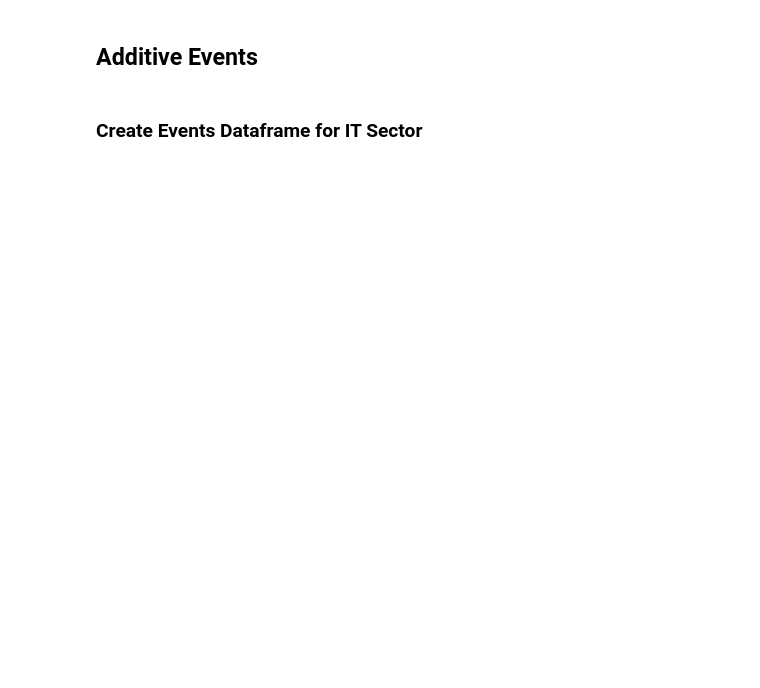
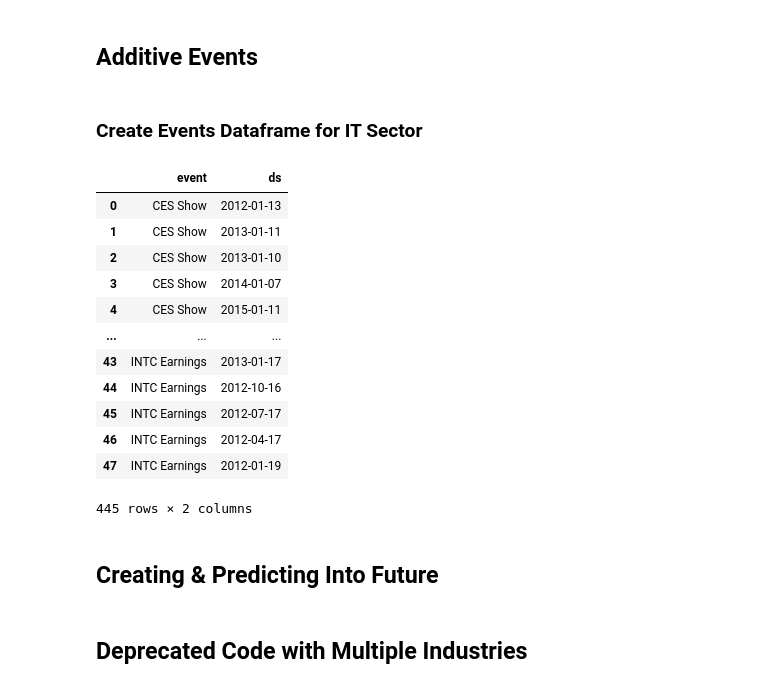
Before and after one commit to sunnydigital/ptsa-f22, a Jupyter notebook: model/model.ipynb, the cells around one changed output. Cells and saved outputs as stored; diff of their text form; code cells hidden in the pictures; blank space fills up the shorter version.

```diff
--- a/model/model.ipynb
+++ b/model/model.ipynb
@@ -74 +76,3 @@ test = pd.read_csv('../data_processing/test_daily.csv', index_col=0).T
+# %%
+earnings_10yr_df = pd.read_csv('../data_processing/earnings_10yr_past_future_df.csv')
 # %% [markdown]
@@ -198,0 +284,31 @@ additive_events = pd.concat(
+# %%
+events_df = pd.concat(
+    (
+        CES_dates_df,
+        AAPL_dates_df,
+        META_dates_df,
+        GOOG_dates_df,
+        NFLX_dates_df,
+        AMZN_dates_df,
+        MSFT_dates_df,
+        NVDA_dates_df,
+        AMD_dates_df,
+        INTC_dates_df
+    ),
+)
+# %%
+events_df
+# %% [output]
+|  | event | ds |
+| 0 | CES Show | 2012-01-13 |
+| 1 | CES Show | 2013-01-11 |
+| 2 | CES Show | 2013-01-10 |
+| 3 | CES Show | 2014-01-07 |
+| 4 | CES Show | 2015-01-11 |
+| ... | ... | ... |
+| 43 | INTC Earnings | 2013-01-17 |
+| 44 | INTC Earnings | 2012-10-16 |
+| 45 | INTC Earnings | 2012-07-17 |
+| 46 | INTC Earnings | 2012-04-17 |
+| 47 | INTC Earnings | 2012-01-19 |
+445 rows × 2 columns
@@ -198,0 +358,2 @@ additive_events = pd.concat(
+# %% [markdown]
+## Creating & Predicting Into Future
@@ -199,3 +368,5 @@ additive_events = pd.concat(
+# %% [markdown]
+## Deprecated Code with Multiple Industries
 # %%
 has_historical_df = False
 read_in_model_and_metrics = False
```
Also changed, not shown: parts of 20 cells of this notebook, 6 other files.
